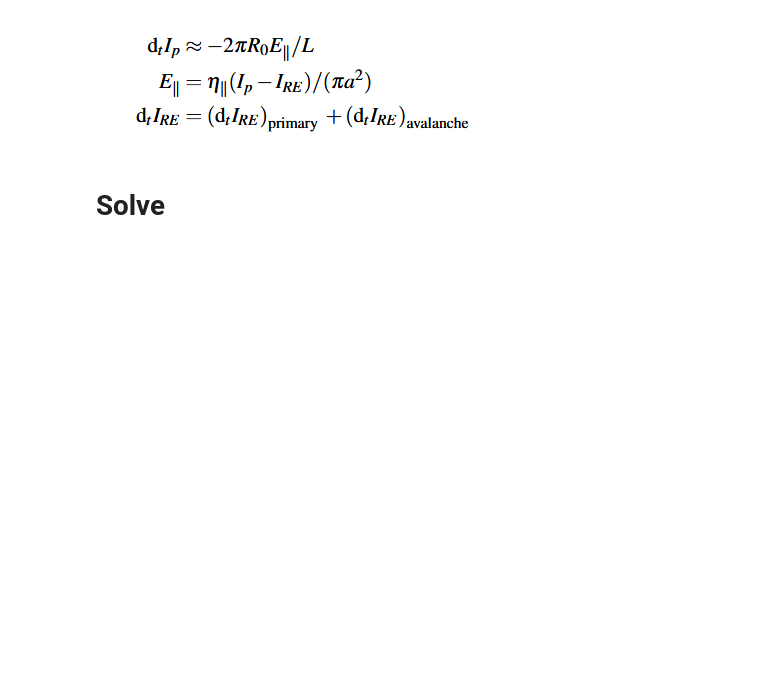
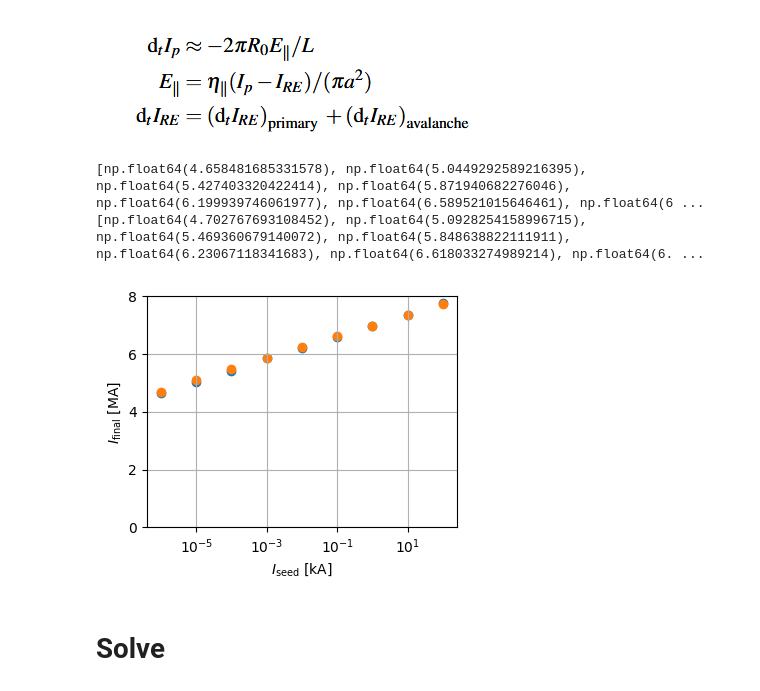
Before and after one commit to ridatta/RE_Solver, a Jupyter notebook: 0D-Solver-Hesslow.ipynb, the cells around one changed output. Drawn from its saved outputs; the diff is of its cells as text; code cells hidden in the pictures; blank space fills up the shorter version.

```diff
--- a/0D-Solver-Hesslow.ipynb
+++ b/0D-Solver-Hesslow.ipynb
@@ -162,6 +147,68 @@ def dYdt(t,Y,primary_sources=[1,1,1],iAvalanche=1,nD=1e-10,nNe=1e20):
         dWkindt = 0
 
     return [dIpdt, dIrdt, dWkindt]
+# %%
+# Pick different I0s, change t the linspace, run and store final current values
+# currently for B=12 hesslow
+
+from scipy.integrate import solve_ivp
+t = np.linspace(0,15e-3,10000) # times to solve at [s]
+
+iDreicer, iTritium, iCompton = 0, 0, 0 # Set Primary Sources
+iAvalanche = 1 # Set Avalanche Source
+#Ir0 = 1e-3 # [A], Initial RE Current
+Iseed_values = np.logspace(-6, 2, 9)
+primary_sources=[iDreicer, iTritium, iCompton] # [iDreicer, iTritium, iCompton]
+#sol = solve_ivp(dYdt, t_span=(0,max(t)), y0 = [I0,Ir0,0],t_eval=t,args=(primary_sources,iAvalanche,nD,nNe)) # Solve
+# print(sol)
+
+
+
+  #kA
+Ifinal_values = []
+
+for Iseed_kA in Iseed_values:
+    Ir0 = Iseed_kA * 1e3  # convert to A
+    sol = solve_ivp(
+        dYdt,
+        t_span=(0, max(t)),
+        y0=[I0, Ir0, 0],
+        t_eval=t,
+        args=(primary_sources, iAvalanche, nD, nNe),
+    )
+    Ifinal_values.append(sol.y[0][-1]/1e6)  # final RE current in MA
+print(Ifinal_values)
+# plot
+plt.figure(figsize=(4,3))
+plt.scatter(Iseed_values, Ifinal_values)
+
+
+Ifinal_values = []
+iAvalanche = 3
+for Iseed_kA in Iseed_values:
+    Ir0 = Iseed_kA * 1e3  # convert to A
+    sol = solve_ivp(
+        dYdt,
+        t_span=(0, max(t)),
+        y0=[I0, Ir0, 0],
+        t_eval=t,
+        args=(primary_sources, iAvalanche, nD, nNe),
+    )
+    Ifinal_values.append(sol.y[0][-1]/1e6)  # final RE current in MA
+print(Ifinal_values)
+# plot
+plt.scatter(Iseed_values, Ifinal_values)
+
+plt.xscale('log')
+plt.xlabel(r'$I_{\mathrm{seed}}$ [kA]')
+plt.ylabel(r'$I_{\mathrm{final}}$ [MA]')
+plt.yticks([0, 2, 4, 6, 8])
+plt.grid()
+plt.show()
+# %% [output]
+[np.float64(4.658481685331578), np.float64(5.0449292589216395), np.float64(5.427403320422414), np.float64(5.871940682276046), np.float64(6.199939746061977), np.float64(6.589521015646461), np.float64(6 ...
+[np.float64(4.702767693108452), np.float64(5.0928254158996715), np.float64(5.469360679140072), np.float64(5.848638822111911), np.float64(6.23067118341683), np.float64(6.618033274989214), np.float64(6. ...
+[figure, added]
 # %% [markdown]
 # Solve
 # %%
```
Also changed, not shown: parts of 5 cells of this notebook, 19 other files.
